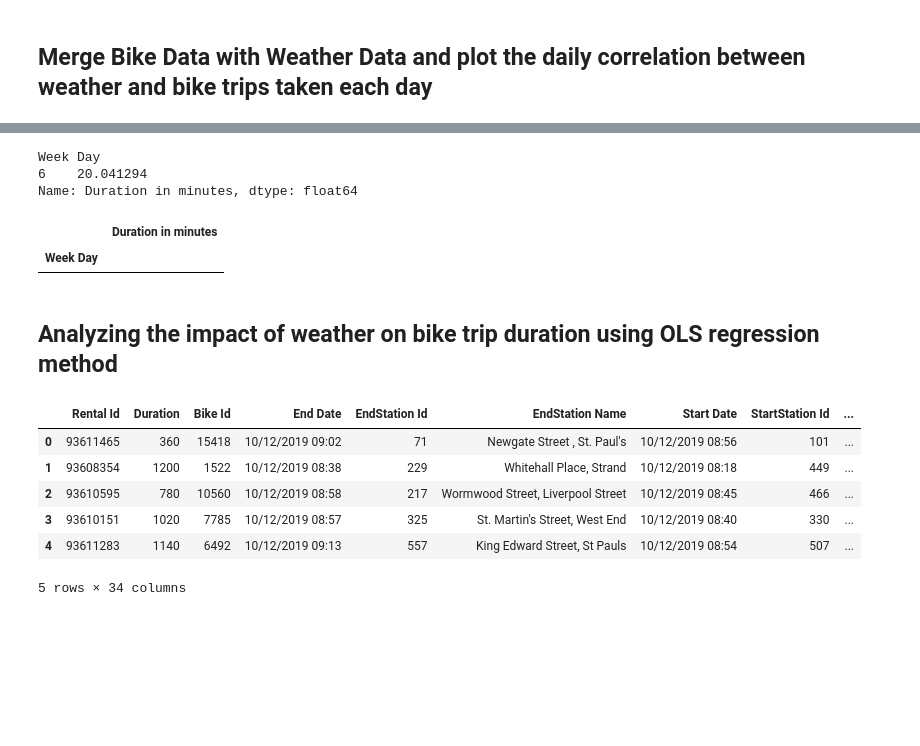
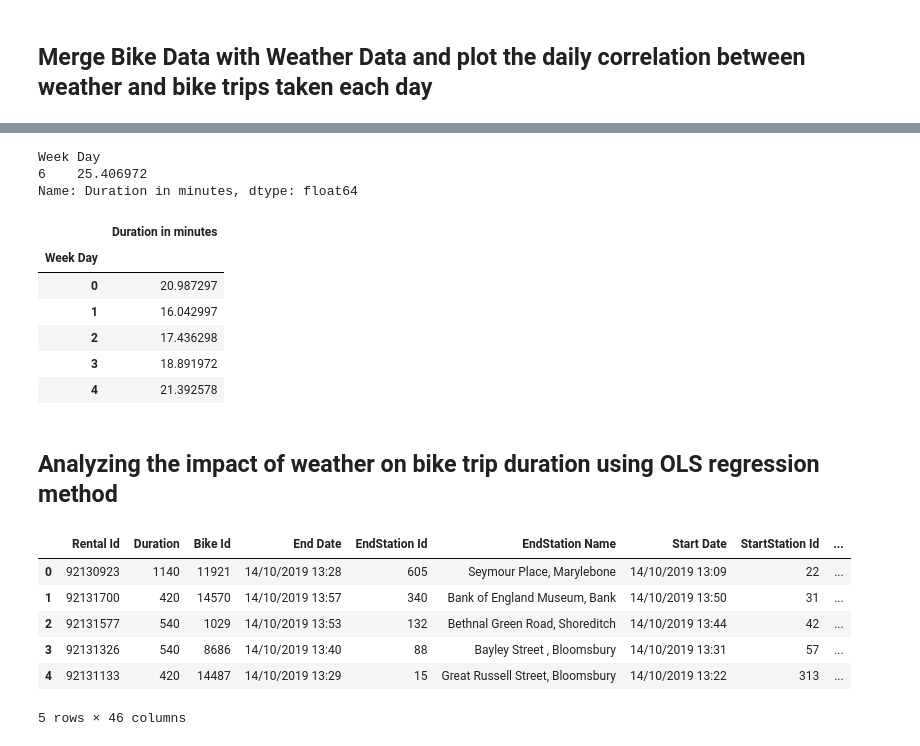
Before and after one commit to Fjolle/Using-statistical-models-to-assess-the-impact-of-weather-conditions-on-bicycling-behavior, a Jupyter notebook: tfl_project_copy2.ipynb, the cells around one changed output, grey strips where cells are left out. Cells and saved outputs as stored; diff of their text form; code cells hidden in the pictures; blank space fills up the shorter version.

```diff
--- a/tfl_project_copy2.ipynb
+++ b/tfl_project_copy2.ipynb
@@ -5,7 +5,7 @@ import requests
 from xml.etree import ElementTree as ET
 
 ## Read list of names of all files from a separate CSV
-with open('tfl_bike_trips_small.csv', 'r') as f:
+with open('tfl_bike_trips.csv', 'r') as f:
     csv_list = f.read().splitlines()
 
 ## Downloading all of the bike journey CSV files for 2019 and appending to one dataset
@@ -15,5 +15,4 @@ url_list = [website + urllib.parse.quote(x) for x in csv_list]
 dfs = (pd.read_csv(url) for url in url_list)
 bike_journey_data = pd.concat(dfs, ignore_index=True)
 print(bike_journey_data.shape)
-bike_journey_data.head()
 # %% [output]
@@ -277,7 +361,7 @@ import getpass
 api_key = ('4bd2f4701fdba6c093dc1857f669bd23')
 lat = 51.51
 lng = -0.13
-date = datetime.datetime(2019,12,1)
+date = datetime.datetime(2019,1,1)
 forecast = forecastio.load_forecast(api_key, lat, lng, time=date)
 attributes = ["temperature", "precipIntensity", "humidity", "windSpeed", "visibility"]
 
@@ -286,8 +370,8 @@ data = {}
 for attr in attributes:
     data[attr] = []
 
-start = datetime.datetime(2019, 12, 1)
-for offset in range(1, 60):
+start = datetime.datetime(2019, 1, 1)
+for offset in range(1, 365):
     forecast = forecastio.load_forecast('4bd2f4701fdba6c093dc1857f669bd23', '51.51', '-0.13', time=start+datetime.timedelta(offset), units="uk")
     h = forecast.hourly()
     d = h.data
@@ -302,6 +386,8 @@ for offset in range(1, 60):
 weather_data = pd.DataFrame(data, index=times)
 
 weather_data.index.names = ['Date']
+
+weather_data.to_csv('weather_data.csv', header=True, index=True)
 # %%
 weather_data['Date']=weather_data.index
 
@@ -469,7 +585,7 @@ autumn_trips.head(40)
 ##Weather filter
 
 def no_rain_filter(dataset):
-    dataset = dataset[(bike_journey_loc_weather_data["rain_by_day"] < 0.00000001)]
+    dataset = dataset[(bike_journey_loc_weather_data["rain_by_day"] == 0)]
     return dataset
 
 no_rain_dataset=no_rain_filter(bike_journey_loc_weather_data)
@@ -488,10 +604,15 @@ duration_by_rain=rain_dataset.groupby(['Week Day']).agg({'Duration in minutes':n
 biketrips_by_no_rain.head()
 # %% [output]
 Week Day
-6    20.041294
+6    25.406972
 Name: Duration in minutes, dtype: float64
 |  | Duration in minutes |
 | Week Day |  |
+| 0 | 20.987297 |
+| 1 | 16.042997 |
+| 2 | 17.436298 |
+| 3 | 18.891972 |
+| 4 | 21.392578 |
 # %% [markdown]
 ## Analyzing the impact of weather on bike trip duration using OLS regression method
 # %%
@@ -502,39 +623,75 @@ reg_merge= bike_journey_data.merge(right=weather_Data,
                              right_on = 'id_Hours')
 reg_merge.head()
 #print(reg_dataset.shape)
 
 reg_merge['bike_trips_by_hour'] = 1
 def bike_trips_by_hour(reg_merge, renamed_count):
     bike_trips_by_hour = reg_merge.loc[:, ('id_hours', 'bike_trips_by_hour')].groupby(['id_hours']).sum()
     bike_trips_by_hour.reset_index(inplace=True)
     bike_trips_by_hour.rename(columns={'bike_trips_by_hour': str(renamed_count)}, inplace=True)
     return bike_trips_by_hour
-bike_trips_by_hour = bike_trips_by_hour(reg_dataset, 'bike_trips_by_hour')
+bike_trips_by_hour = bike_trips_by_hour(reg_merge, 'bike_trips_by_hour')
 
 reg_merge3= reg_merge.merge(right=bike_trips_by_hour,
                              left_on = 'id_hours',
                              right_on = 'id_hours')
 
 reg_merge3['Duration in hours'] = 1
-def duration_by_hour(reg_dataset, renamed_count):
-    duration_by_hour = reg_dataset.loc[:, ('id_hours', 'Duration in minutes')].groupby(['id_hours']).sum()
+def duration_by_hour(reg_merge3, renamed_count):
+    duration_by_hour = reg_merge3.loc[:, ('id_hours', 'Duration in minutes')].groupby(['id_hours']).sum()
     duration_by_hour.reset_index(inplace=True)
     duration_by_hour.rename(columns={'Duration in minutes': str(renamed_count)}, inplace=True)
     return duration_by_hour
 duration_by_hour = duration_by_hour(reg_merge3, 'duration_by_hour')
 
 regression_dataset= reg_merge3.merge(right=duration_by_hour,
                              left_on = 'id_hours',
                              right_on = 'id_hours')
 
 regression_dataset['Avg trip duration']=regression_dataset['duration_by_hour']/regression_dataset['bike_trips_by_hour_y']
 
+regression_dataset['January']=regression_dataset['Month']==1
+regression_dataset['January']=regression_dataset['January'].astype(int)
+
+regression_dataset['February']=regression_dataset['Month']==2
+regression_dataset['February']=regression_dataset['February'].astype(int)
+
+regression_dataset['March']=regression_dataset['Month']==3
+regression_dataset['March']=regression_dataset['March'].astype(int)
+
+regression_dataset['April']=regression_dataset['Month']==4
+regression_dataset['April']=regression_dataset['April'].astype(int)
+
+regression_dataset['May']=regression_dataset['Month']==5
+regression_dataset['May']=regression_dataset['May'].astype(int)
+
+regression_dataset['June']=regression_dataset['Month']==6
+regression_dataset['June']=regression_dataset['June'].astype(int)
+
+regression_dataset['July']=regression_dataset['Month']==7
+regression_dataset['July']=regression_dataset['July'].astype(int)
+
+regression_dataset['August']=regression_dataset['Month']==8
+regression_dataset['August']=regression_dataset['August'].astype(int)
+
+regression_dataset['September']=regression_dataset['Month']==9
+regression_dataset['September']=regression_dataset['September'].astype(int)
+
+regression_dataset['October']=regression_dataset['Month']==10
+regression_dataset['October']=regression_dataset['October'].astype(int)
+
+regression_dataset['November']=regression_dataset['Month']==11
+regression_dataset['November']=regression_dataset['November'].astype(int)
+
+regression_dataset['December']=regression_dataset['Month']==12
+regression_dataset['December']=regression_dataset['December'].astype(int)
+
 regression_dataset.head()
 # %% [output]
 |  | Rental Id | Duration | Bike Id | End Date | EndStation Id | EndStation Name | Start Date | StartStation Id | ... |
-| 0 | 93611465 | 360 | 15418 | 10/12/2019 09:02 | 71 | Newgate Street , St. Paul's | 10/12/2019 08:56 | 101 | ... |
-| 1 | 93608354 | 1200 | 1522 | 10/12/2019 08:38 | 229 | Whitehall Place, Strand | 10/12/2019 08:18 | 449 | ... |
-| 2 | 93610595 | 780 | 10560 | 10/12/2019 08:58 | 217 | Wormwood Street, Liverpool Street | 10/12/2019 08:45 | 466 | ... |
-| 3 | 93610151 | 1020 | 7785 | 10/12/2019 08:57 | 325 | St. Martin's Street, West End | 10/12/2019 08:40 | 330 | ... |
-| 4 | 93611283 | 1140 | 6492 | 10/12/2019 09:13 | 557 | King Edward Street, St Pauls | 10/12/2019 08:54 | 507 | ... |
+| 0 | 92130923 | 1140 | 11921 | 14/10/2019 13:28 | 605 | Seymour Place, Marylebone | 14/10/2019 13:09 | 22 | ... |
+| 1 | 92131700 | 420 | 14570 | 14/10/2019 13:57 | 340 | Bank of England Museum, Bank | 14/10/2019 13:50 | 31 | ... |
+| 2 | 92131577 | 540 | 1029 | 14/10/2019 13:53 | 132 | Bethnal Green Road, Shoreditch | 14/10/2019 13:44 | 42 | ... |
+| 3 | 92131326 | 540 | 8686 | 14/10/2019 13:40 | 88 | Bayley Street , Bloomsbury | 14/10/2019 13:31 | 57 | ... |
+| 4 | 92131133 | 420 | 14487 | 14/10/2019 13:29 | 15 | Great Russell Street, Bloomsbury | 14/10/2019 13:22 | 313 | ... |
-5 rows × 34 columns
+5 rows × 46 columns
```
Also changed, not shown: parts of 22 cells of this notebook.
